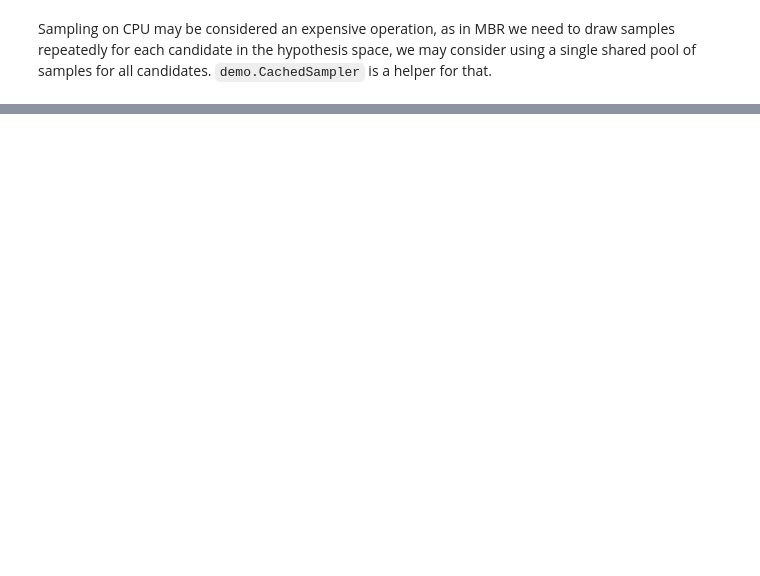
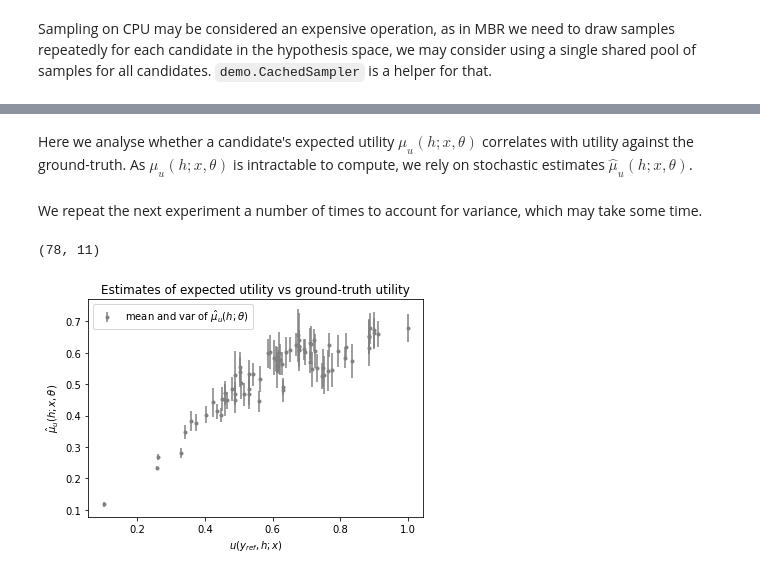
Before and after one commit to probabll/demo-mbr-nmt, a Jupyter notebook: German-English.ipynb, the cells around one changed output, grey strips where cells are left out. Drawn from its saved outputs; the diff is of its cells as text; code cells hidden in the pictures; blank space fills up the shorter version.

```diff
--- a/German-English.ipynb
+++ b/German-English.ipynb
@@ -247,7 +242,7 @@ nmt_sampler(example_x)
 # %% [markdown]
 Sampling on CPU may be considered an expensive operation, as in MBR we need to draw samples repeatedly for each candidate in the hypothesis space, we may consider using a single shared pool of samples for all candidates. `demo.CachedSampler` is a helper for that.
 # %%
-cached_sampler = CachedSampler(nmt_sampler, sample_size=50)
+cached_sampler = CachedSampler(nmt_sampler, sample_size=30)
 # %%
 cached_sampler(example_x)
 # %% [output]
@@ -282,4 +279,7 @@ chrf(example_x, y_map, example_y), chrf(example_x, y_mbr, example_y)
 # %%
+rows = []
 for h, mu in sorted(zip(hyp_space, mbr.mus(example_x, hyp_space)), key=lambda pair: pair[1], reverse=True):
-    print(f"{mu:.4f}\t{h}")
+    quality = chrf(example_x, h, example_y)
+    rows.append([mu, quality, h])
+print(tabulate(rows, headers=['E[chrf(x, h, Y)]', 'chrf(x, h, ref)', 'candidate']))
 # %% [output]
@@ -302,0 +308,3 @@ for h, mu in sorted(zip(hyp_space, mbr.mus(example_x, hyp_space)), key=lambda pa
+# %% [markdown]
+
+Here we analyse whether a candidate's expected utility $\mu_u(h;x, \theta)$ correlates with utility against the ground-truth. As $\mu_u(h;x, \theta)$ is intractable to  compute, we rely on stochastic estimates $\hat\mu_u(h;x, \theta)$.
@@ -302,0 +313,29 @@ for h, mu in sorted(zip(hyp_space, mbr.mus(example_x, hyp_space)), key=lambda pa
+# %% [markdown]
+We repeat the next experiment a number of times to account for variance, which may take some time.
+# %%
+estimates = []
+# compute utility against reference
+for h in hyp_space:
+    cached_sampler.reset()  #
+    u = chrf(example_x, h, example_y)  # use human reference
+    estimates.append([u])
+repetitions = 10  # let's repeat MC estimation a number of times to get a sense of variance
+for _ in tqdm(range(repetitions)):
+    cached_sampler.reset()  # reset cache to obtain a better view of variance
+    for n, h in enumerate(hyp_space):
+        estimates[n].append(mbr.mu(example_x, h))
+estimates = np.array(estimates)
+# %%
+estimates.shape
+# %% [output]
+(78, 11)
+# %%
+_ = plt.errorbar(
+    estimates[:,0], estimates[:,1:].mean(1), yerr=estimates[:,1:].std(1) * 2,
+    marker='.', linestyle='', color='gray', label=r'mean and var of $\hat\mu_u(h;\theta)$')
+_ = plt.title("Estimates of expected utility vs ground-truth utility")
+_ = plt.xlabel(r'$u(y_{ref}, h; x)$')
+_ = plt.ylabel(r'$\hat \mu_u(h; x, \theta)$')
+_ = plt.legend()
+# %% [output]
+[figure, added]
```
Also changed, not shown: parts of 19 cells of this notebook.
